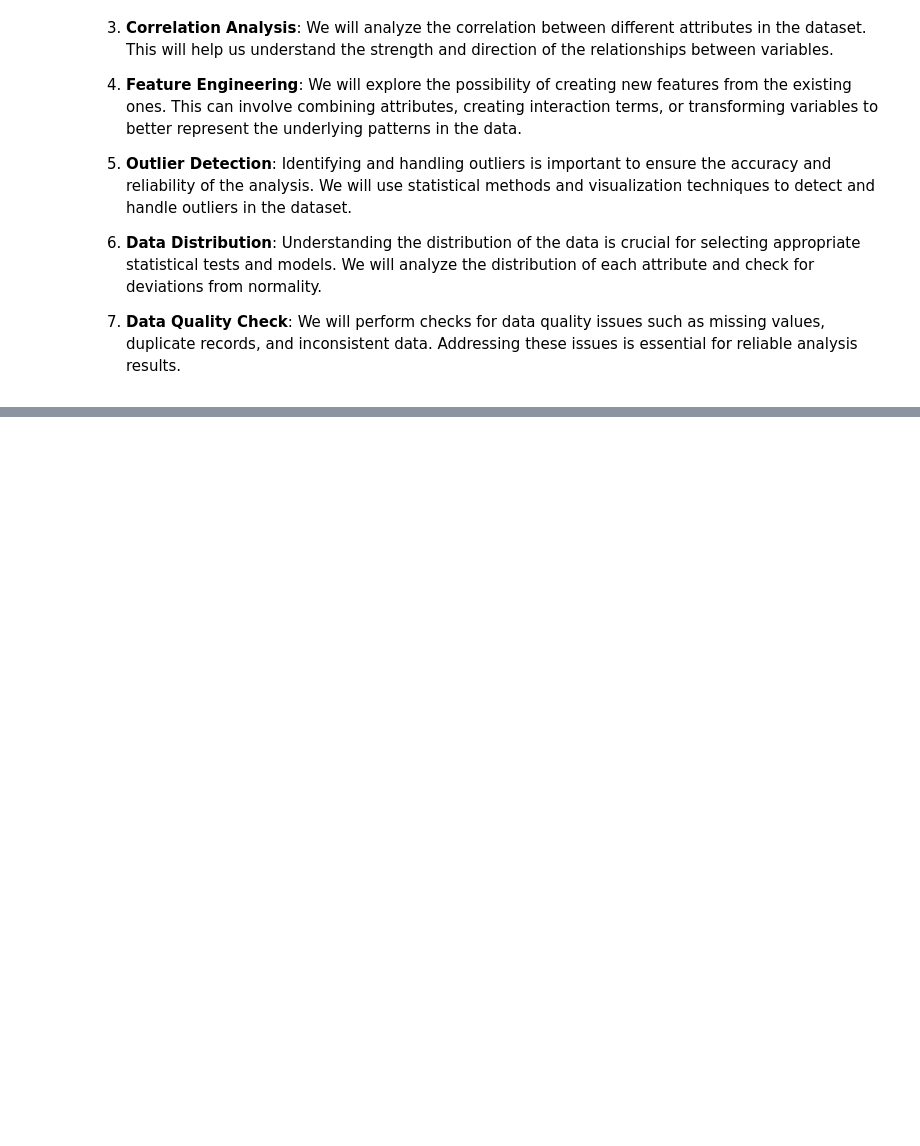
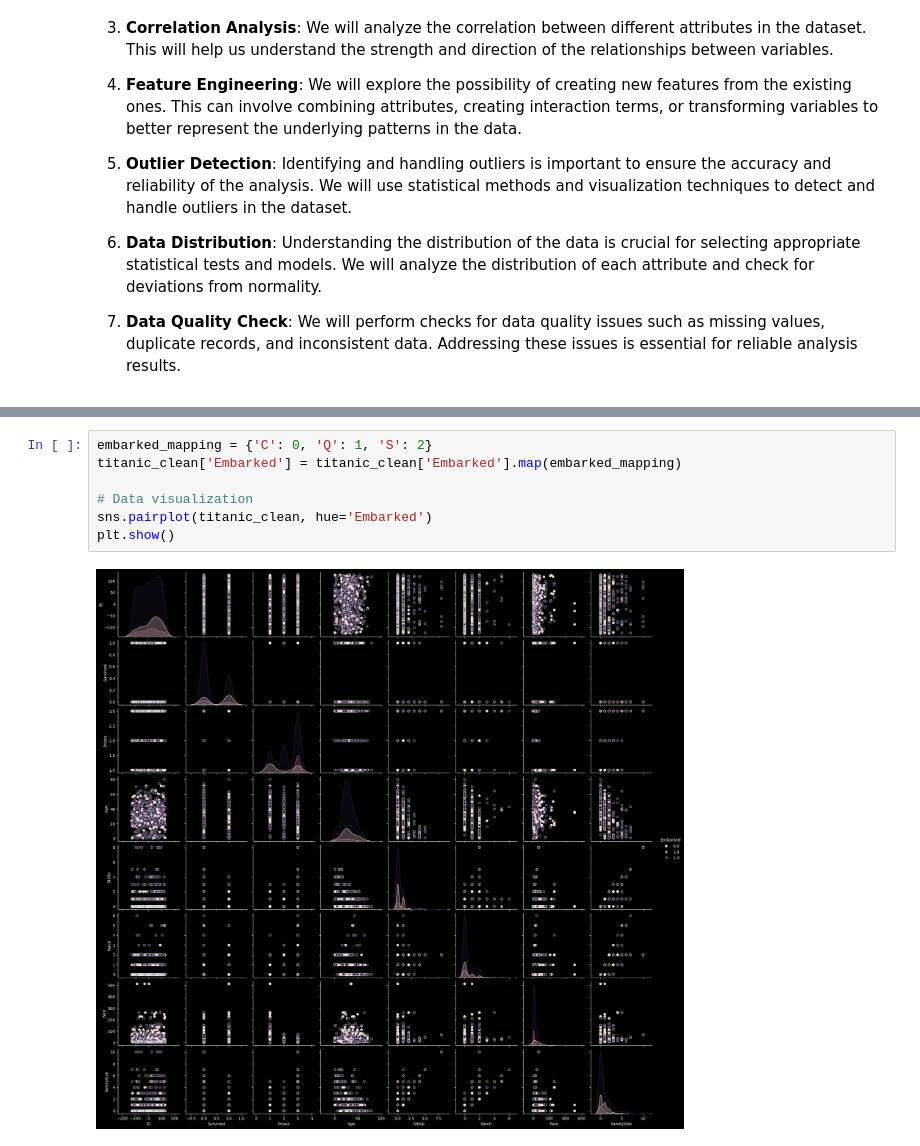
Before and after one commit to N1ch0l4sM/titanic, a Jupyter notebook: titanic.ipynb, the cells around one changed output, grey strips where cells are left out. Cells and saved outputs as stored; diff of their text form; blank space fills up the shorter version.

```diff
--- a/titanic.ipynb
+++ b/titanic.ipynb
@@ -187,0 +168,9 @@ dtype: int64
+# %%
+embarked_mapping = {'C': 0, 'Q': 1, 'S': 2}
+titanic_clean['Embarked'] = titanic_clean['Embarked'].map(embarked_mapping)
+
+# Data visualization
+sns.pairplot(titanic_clean, hue='Embarked')
+plt.show()
+# %% [output]
+[figure, added]
```
Also changed, not shown: parts of 2 cells of this notebook.
